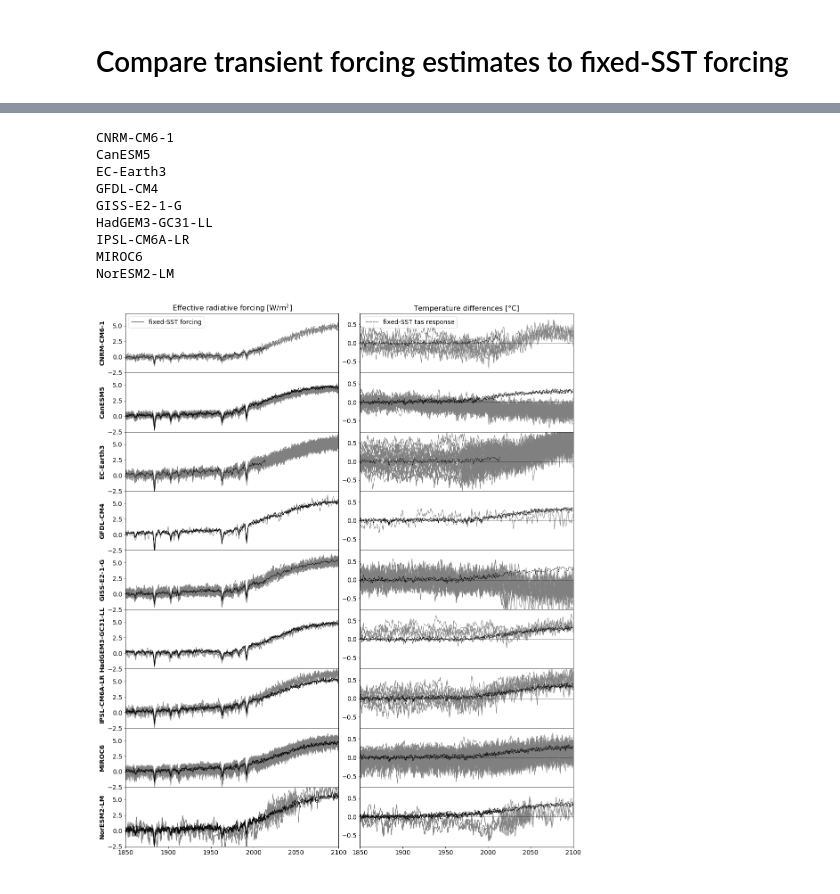
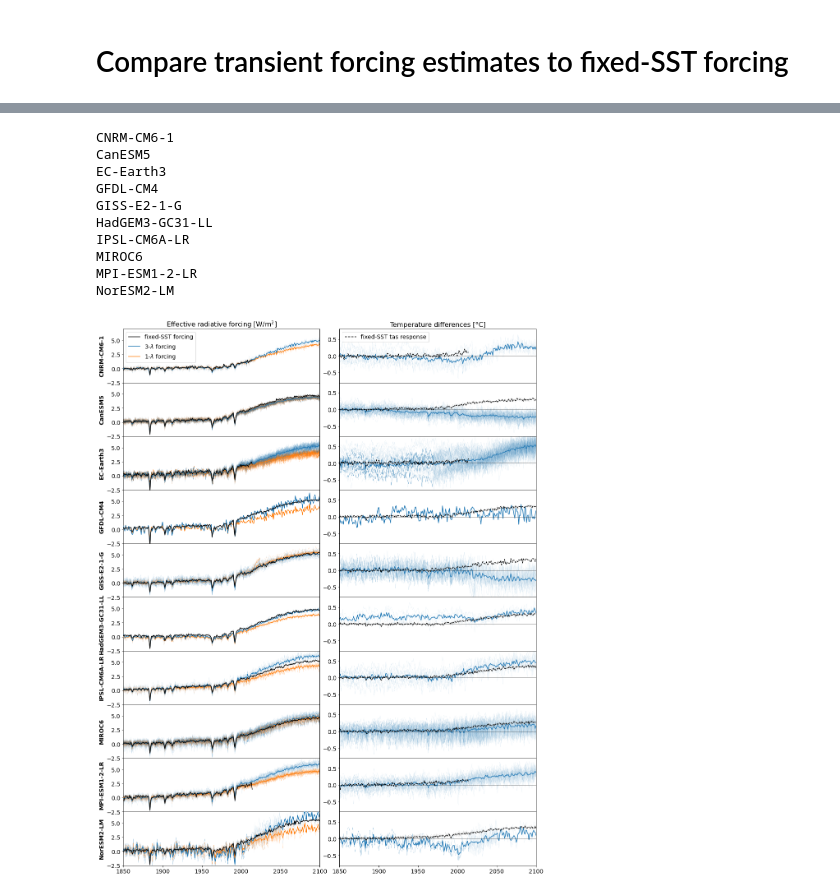
Before and after one commit to Hegebf/CMIP6-forcing, a Jupyter notebook: notebooks/TransientERF_comparison_figure.ipynb, the cells around one changed output, grey strips where cells are left out. Drawn from its saved outputs; the diff is of its cells as text; code cells hidden in the pictures.

```diff
--- a/notebooks/TransientERF_comparison_figure.ipynb
+++ b/notebooks/TransientERF_comparison_figure.ipynb
@@ -45,12 +47,19 @@ models
 # %%
 npanels = len(models)
 # make figure
-fig = plt.figure(figsize = [18,22]);
+fig = plt.figure(figsize = [18,24]);
 plt.subplots_adjust(hspace=0.0, wspace = 0.1)
 outer = gridspec.GridSpec(npanels, 1)
 
+member_width = 0.1
+member_mean_width = 1.5
+
+palette = sns.color_palette(None, 2)
+c3 = palette[0]; # 3-lambda
+c1 = palette[1]; # 1-lambda
+
 for (k, model) in enumerate(models):
-#for (k,model) in enumerate([models[5]]):
+#for (k,model) in enumerate([models[4]]):
     print(model)
     # for each row in outer gridspec, plot results for model:
     gs_k = gridspec.GridSpecFromSubplotSpec(1, 2, subplot_spec = outer[k], hspace = 0.1)
@@ -76,48 +85,83 @@ for (k, model) in enumerate(models):
     files_to_use = [file for file in file_list if file.rsplit('_')[0] == model]
     if 'GISS-E2-1-G_r1i1p3f2_transientERF.csv' in files_to_use:
         files_to_use.remove('GISS-E2-1-G_r1i1p3f2_transientERF.csv')
+    df_allmembers = pd.DataFrame(index = np.arange(1850, 2100+1))
     for (fi, file) in enumerate(files_to_use):
         data = pd.read_csv(directory + file, index_col=0)
-        f_plot.plot(data['ERF'], color = 'black', linewidth = 1,label = 'fixed-SST forcing', zorder=2)
-        if fi == 0 and k == 0:
-            #f_plot.legend(fontsize=14, loc = 'lower right')
-            f_plot.legend(fontsize=14, loc = 'upper left')
+        member = file.rsplit('_')[1]
+        df_allmembers[member] = data
+        f_plot.plot(data['ERF'], color = 'black', linewidth = member_width, zorder=5)
 
-    #load my forcing estimates and plot them:
+    f_plot.plot(df_allmembers.mean(axis=1), color = 'black', linewidth = member_mean_width, label = 'fixed-SST forcing', zorder=5)
+
+
+    # load my 3-lambda forcing estimates and plot them:
     filedir = '../Estimates/Transient_forcing_estimates/' + model + '/ssp245/'
     filesindir = [f.name for f in os.scandir(filedir) if f.name !='.ipynb_checkpoints']
     files_to_use_ERF = [file for file in filesindir if file.rsplit('_')[1][-6:] == 'ssp245' and file.rsplit('_')[3] == 'ERF.csv']
-    for file in files_to_use_ERF:
+    df_allmembers = pd.DataFrame(index = np.arange(1850, 2100+1))
+    for (fi, file) in enumerate(files_to_use_ERF):
         data = pd.read_csv(filedir + file, index_col=0)
-        f_plot.plot(data['ERF'], color = 'gray', linewidth = 1, zorder=1)
+        member = file.rsplit('_')[2]
+        df_allmembers[member] = data
+        f_plot.plot(data['ERF'], color = c3, linewidth = member_width, alpha=0.5, zorder=2)
+    f_plot.plot(df_allmembers.mean(axis=1), color = c3, linewidth = member_mean_width, label = '3-$\lambda$ forcing', zorder=4)
+
+    # load my 1-lambda forcing estimates and plot them:
+    filedir = '../Estimates/Transient_forcing_estimates/' + model + '/ssp245/'
+    filesindir = [f.name for f in os.scandir(filedir) if f.name !='.ipynb_checkpoints']
+    files_to_use_F13_ERF = [file for file in filesindir if file.rsplit('_')[1][-6:] == 'ssp245' and file.rsplit('_')[3] == 'F13']
+    df_allmembers = pd.DataFrame(index = np.arange(1850, 2100+1))
+    for (fi, file) in enumerate(files_to_use_F13_ERF):
+        data = pd.read_csv(filedir + file, index_col=0)
+        member = file.rsplit('_')[2]
+        df_allmembers[member] = data
+        f_plot.plot(data['ERF'], color = c1, linewidth = member_width, zorder=1)
+    f_plot.plot(df_allmembers.mean(axis=1), color = c1, linewidth = member_mean_width, label = '1-$\lambda$ forcing', zorder=3)
+
+    if k == 0:
+        f_plot.legend(fontsize=14, loc = 'upper left')
 
     # plot temperature response in fixed-SST run
     directory_tas = '../Estimates/piClim-histall_tasresponse/'
     file_list_tas = [ f.name for f in os.scandir(directory_tas) if f.name !='.ipynb_checkpoints']
     files_to_use_tas = [file for file in file_list_tas if file.rsplit('_')[0] == model]
     if 'GISS-E2-1-G_r1i1p3f2_tas_response.csv' in files_to_use_tas:
         files_to_use_tas.remove('GISS-E2-1-G_r1i1p3f2_tas_response.csv')
+    df_allmembers = pd.DataFrame(index = np.arange(1850, 2100+1))
     for (fi, file) in enumerate(files_to_use_tas):
         data = pd.read_csv(directory_tas + file, index_col=0)
-        t_plot.plot(data['tas'], '--', color = 'black', linewidth = 1, label= 'fixed-SST tas response', zorder=2)
-        if fi == 0 and k == 0:
-            t_plot.legend(fontsize=14, loc = 'upper left')
+        member = file.rsplit('_')[1]
+        df_allmembers[member] = data
+        t_plot.plot(data['tas'], '--', color = 'black', linewidth = member_width, zorder=2)
+    t_plot.plot(df_allmembers.mean(axis=1), '--', color = 'black', linewidth = member_mean_width, label= 'fixed-SST tas response', zorder=2)
+    if k == 0:
+        t_plot.legend(fontsize=14, loc = 'upper left')
 
     # plot temperature deviation between linear model and coupled model
     files_to_use_tas = [file for file in filesindir if file.rsplit('_')[1][-6:] == 'ssp245' and file.rsplit('_')[3] == 'tas']
+    df_allmembers = pd.DataFrame(index = np.arange(1850, 2100+1))
     for file in files_to_use_tas:
         data = pd.read_csv(filedir + file, index_col=0)
-        t_plot.plot(data['tas_diff'], color = 'gray', linewidth = 1, zorder=1)
+        member = file.rsplit('_')[2]
+        df_allmembers[member] = data
+        #t_plot.plot(data, color = c3, linewidth = member_width, zorder=1)
+        t_plot.plot(data['tas_diff'], color = c3, linewidth = member_width, alpha=0.5, zorder=1)
+    t_plot.plot(df_allmembers.mean(axis=1), color = c3, linewidth = member_mean_width, zorder=1)
 
-plt.savefig('../Figures/transient_forcing_comparison.pdf', format='pdf', dpi=600, bbox_inches="tight")
+#fig.set_rasterized(True)
+#plt.savefig('../Figures/transient_forcing_comparisons.pdf', format='pdf', dpi=600, rasterized=True, bbox_inches="tight")
+
+plt.savefig('../Figures/transient_forcing_comparisons10.pdf', format='pdf', dpi=1200, bbox_inches="tight")
 # %% [output]
 CNRM-CM6-1
 CanESM5
 EC-Earth3
 GFDL-CM4
 GISS-E2-1-G
 HadGEM3-GC31-LL
 IPSL-CM6A-LR
 MIROC6
+MPI-ESM1-2-LR
 NorESM2-LM
-[figure, old version]
+[figure, new version]
```
Also changed, not shown: parts of 6 cells of this notebook, 6 other files.
